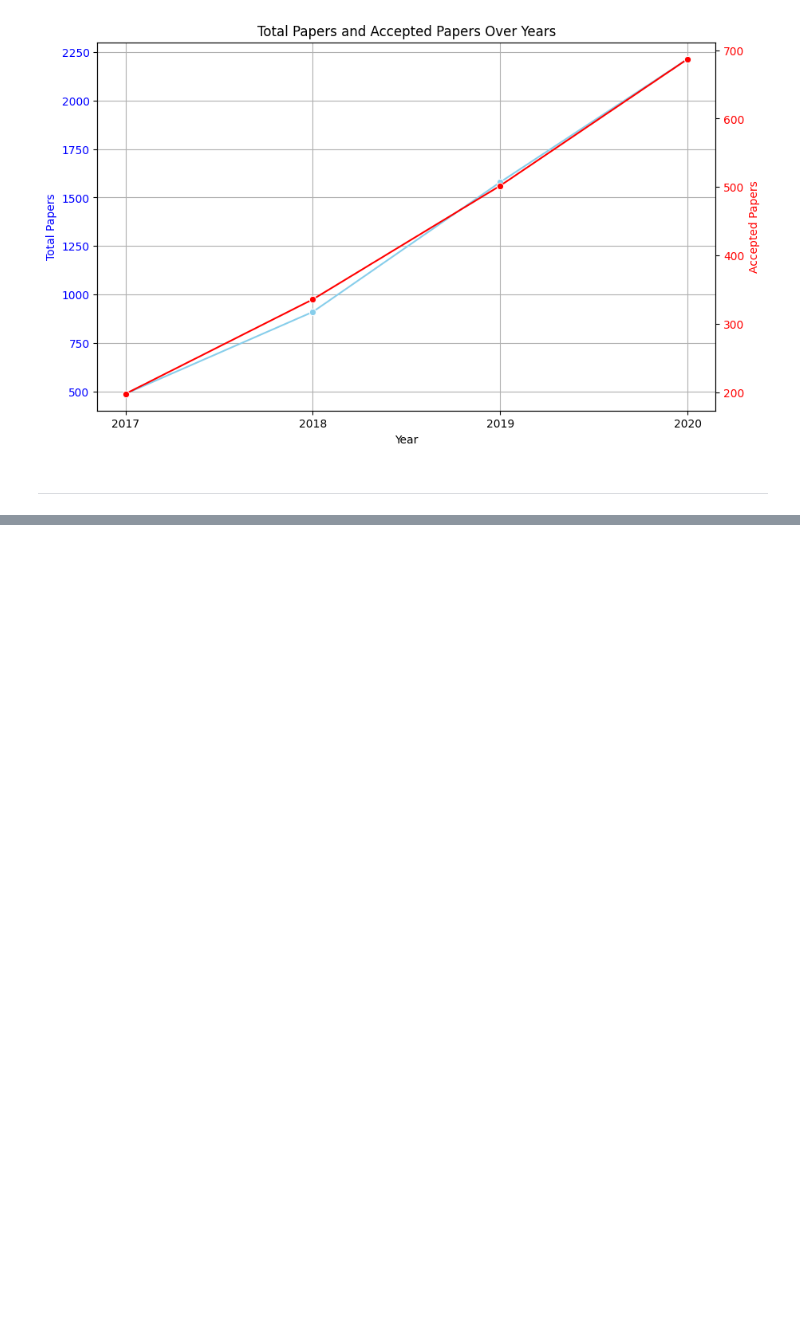
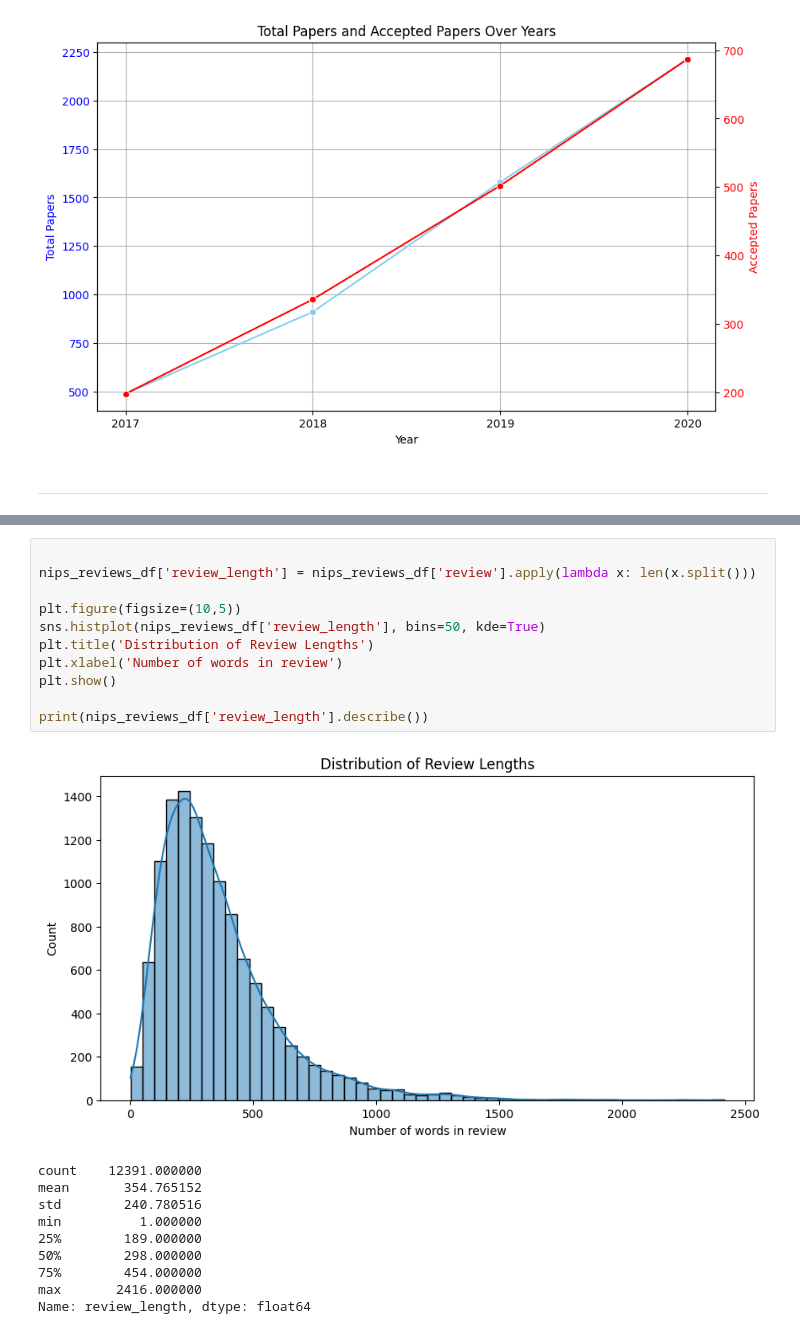
Before and after one commit to didemir/DLTA_project, a Jupyter notebook: eda.ipynb, the cells around one changed output, grey strips where cells are left out. Cells and saved outputs as stored; diff of their text form; blank space fills up the shorter version.

```diff
--- a/eda.ipynb
+++ b/eda.ipynb
@@ -505,0 +574,22 @@ plt.show()
+# %%
+
+nips_reviews_df['review_length'] = nips_reviews_df['review'].apply(lambda x: len(x.split()))
+
+plt.figure(figsize=(10,5))
+sns.histplot(nips_reviews_df['review_length'], bins=50, kde=True)
+plt.title('Distribution of Review Lengths')
+plt.xlabel('Number of words in review')
+plt.show()
+
+print(nips_reviews_df['review_length'].describe())
+# %% [output]
+[figure, added]
+count    12391.000000
+mean       354.765152
+std        240.780516
+min          1.000000
+25%        189.000000
+50%        298.000000
+75%        454.000000
+max       2416.000000
+Name: review_length, dtype: float64
```
Also changed, not shown: parts of 36 cells of this notebook.
